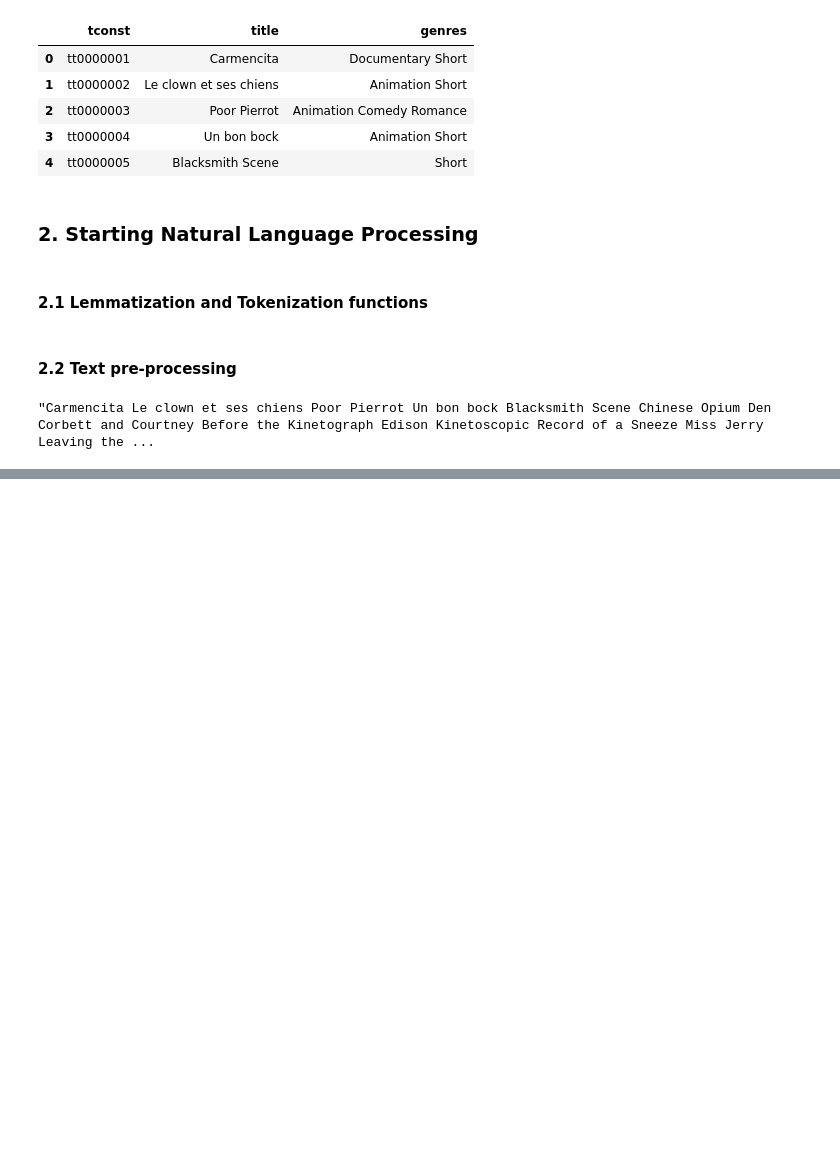
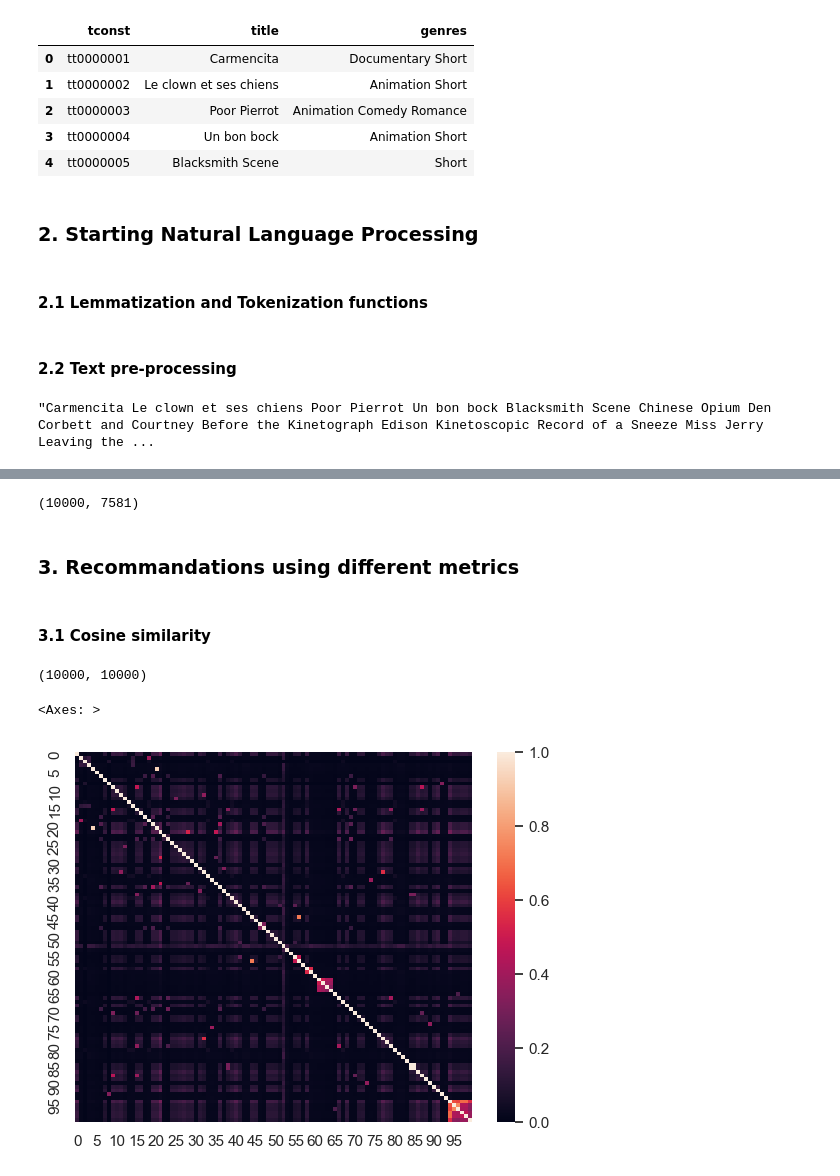
Before and after one commit to smazoyerdatascience/Recommender_systems, a Jupyter notebook: Notebooks/EDA_textual_infos.ipynb, the cells around one changed output, grey strips where cells are left out. Cells and saved outputs as stored; diff of their text form; code cells hidden in the pictures; blank space fills up the shorter version.

Commit message:
Content-based recommender system with cosine similarity

```diff
--- a/Notebooks/EDA_textual_infos.ipynb
+++ b/Notebooks/EDA_textual_infos.ipynb
@@ -255,3 +258,22 @@ word_cloud(words_list_wo_sw)
 tfidf = TfidfVectorizer(tokenizer=tokenize_text,stop_words=sw)
 # %%
 words_tfidf = tfidf.fit_transform((titles_reduced.iloc[:,1] + " " + titles_reduced.iloc[:,2] + " "))
+# %%
+words_tfidf.shape
+# %% [output]
+(10000, 7581)
+# %% [markdown]
+### 3. Recommandations using different metrics
+# %% [markdown]
+#### 3.1 Cosine similarity
+# %%
+cossim_matrix = cossim(words_tfidf,words_tfidf)
+# %%
+cossim_matrix.shape
+# %% [output]
+(10000, 10000)
+# %%
+sns.heatmap(cossim_matrix[:100, :100])
+# %% [output]
+<Axes: >
+[figure, added]
```
Also changed, not shown: parts of 9 cells of this notebook.
